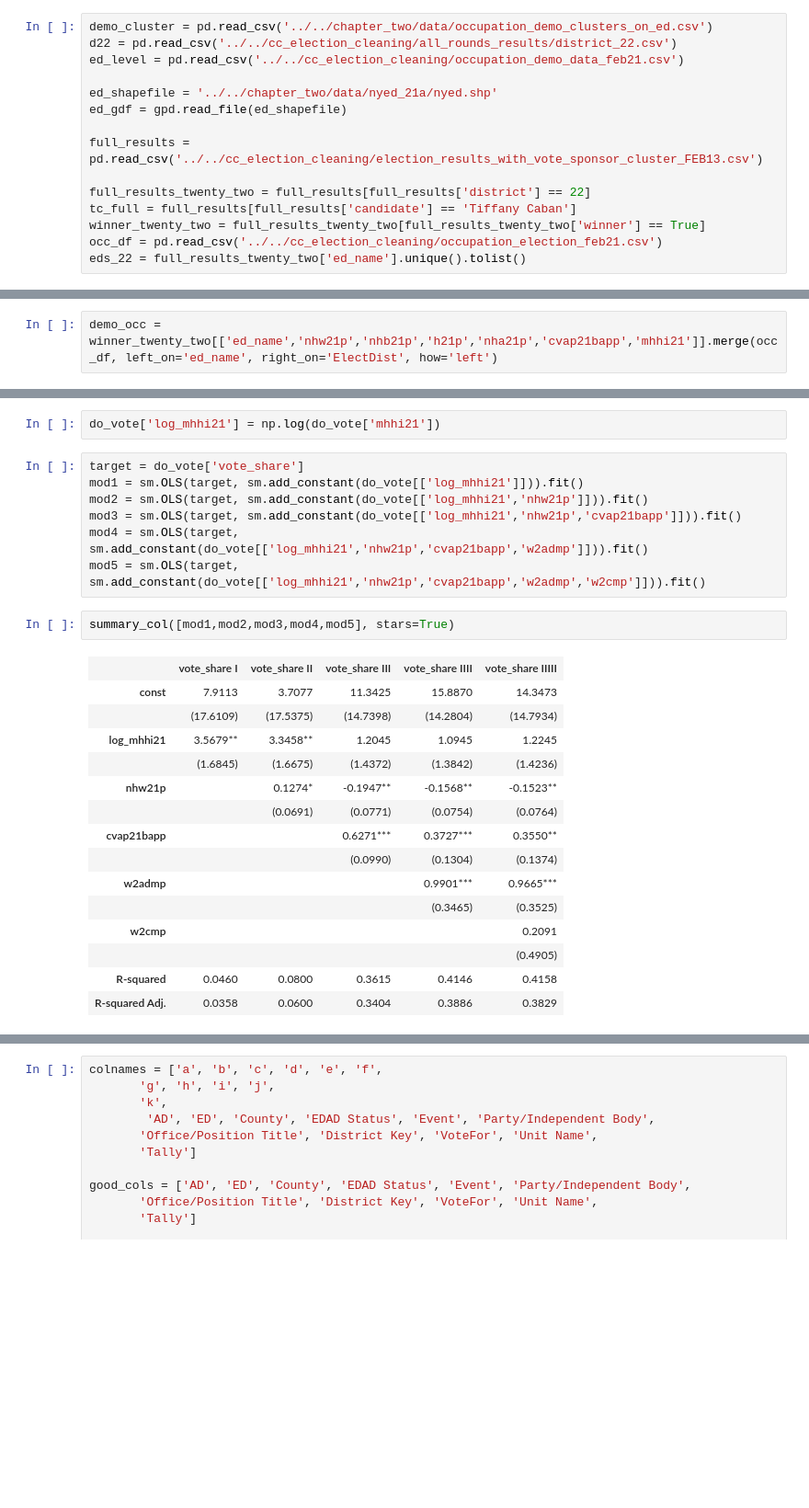
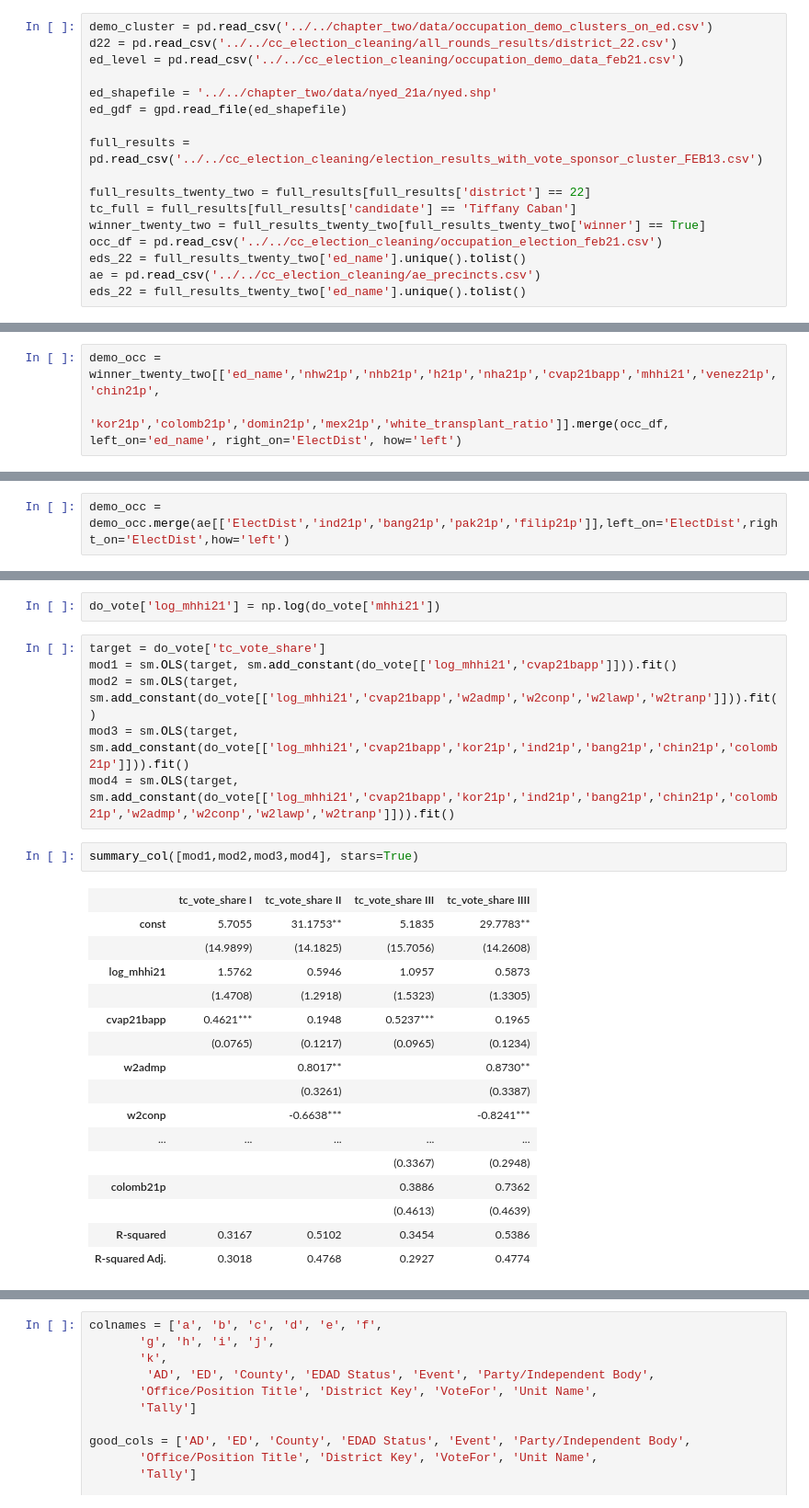
Before and after one commit to SamTGoodson/member_chapters, a Jupyter notebook: notebooks/district22.ipynb, the cells around one changed output, grey strips where cells are left out. Shown at 92% size. Cells and saved outputs as stored; diff of their text form; blank space fills up the shorter version.

```diff
--- a/notebooks/district22.ipynb
+++ b/notebooks/district22.ipynb
@@ -32,6 +40,8 @@ tc_full = full_results[full_results['candidate'] == 'Tiffany Caban']
 winner_twenty_two = full_results_twenty_two[full_results_twenty_two['winner'] == True]
 occ_df = pd.read_csv('../../cc_election_cleaning/occupation_election_feb21.csv')
 eds_22 = full_results_twenty_two['ed_name'].unique().tolist()
+ae = pd.read_csv('../../cc_election_cleaning/ae_precincts.csv')
+eds_22 = full_results_twenty_two['ed_name'].unique().tolist()
 # %%
 eds_22 = full_results_twenty_two['ed_name'].unique().tolist()
 # %%
@@ -118,7 +130,8 @@ wp_cols = [col for col in wp_cols if col not in to_remove]
 demo_cols = ['nhw21p','nhb21p','h21p','nha21p','cvap21bapp','mhhi21']
 cluster_cols = wp_cols + demo_cols
 # %%
-demo_occ = winner_twenty_two[['ed_name','nhw21p','nhb21p','h21p','nha21p','cvap21bapp','mhhi21']].merge(occ_df, left_on='ed_name', right_on='ElectDist', how='left')
+demo_occ = winner_twenty_two[['ed_name','nhw21p','nhb21p','h21p','nha21p','cvap21bapp','mhhi21','venez21p','chin21p',
+                 'kor21p','colomb21p','domin21p','mex21p','white_transplant_ratio']].merge(occ_df, left_on='ed_name', right_on='ElectDist', how='left')
 # %%
 df_cluster = demo_occ[cluster_cols]
 # %%
@@ -143,3 +165,5 @@ demo_occ['cluster'] = kmeans.labels_
+# %%
+demo_occ = demo_occ.merge(ae[['ElectDist','ind21p','bang21p','pak21p','filip21p']],left_on='ElectDist',right_on='ElectDist',how='left')
 # %%
 demo_occ_map = gpd.GeoDataFrame(demo_occ,geometry=demo_occ['geometry'].apply(wkt.loads))
 # %%
@@ -228,30 +342,30 @@ cor_matrix
 # %%
 do_vote['log_mhhi21'] = np.log(do_vote['mhhi21'])
 # %%
-target = do_vote['vote_share']
-mod1 = sm.OLS(target, sm.add_constant(do_vote[['log_mhhi21']])).fit()
-mod2 = sm.OLS(target, sm.add_constant(do_vote[['log_mhhi21','nhw21p']])).fit()
-mod3 = sm.OLS(target, sm.add_constant(do_vote[['log_mhhi21','nhw21p','cvap21bapp']])).fit()
-mod4 = sm.OLS(target, sm.add_constant(do_vote[['log_mhhi21','nhw21p','cvap21bapp','w2admp']])).fit()
-mod5 = sm.OLS(target, sm.add_constant(do_vote[['log_mhhi21','nhw21p','cvap21bapp','w2admp','w2cmp']])).fit()
+target = do_vote['tc_vote_share']
+mod1 = sm.OLS(target, sm.add_constant(do_vote[['log_mhhi21','cvap21bapp']])).fit()
+mod2 = sm.OLS(target, sm.add_constant(do_vote[['log_mhhi21','cvap21bapp','w2admp','w2conp','w2lawp','w2tranp']])).fit()
+mod3 = sm.OLS(target, sm.add_constant(do_vote[['log_mhhi21','cvap21bapp','kor21p','ind21p','bang21p','chin21p','colomb21p']])).fit()
+mod4 = sm.OLS(target, sm.add_constant(do_vote[['log_mhhi21','cvap21bapp','kor21p','ind21p','bang21p','chin21p','colomb21p','w2admp','w2conp','w2lawp','w2tranp']])).fit()
 # %%
-summary_col([mod1,mod2,mod3,mod4,mod5], stars=True)
+summary_col([mod1,mod2,mod3,mod4], stars=True)
 # %% [output]
-|  | vote_share I | vote_share II | vote_share III | vote_share IIII | vote_share IIIII |
-| const | 7.9113 | 3.7077 | 11.3425 | 15.8870 | 14.3473 |
-|  | (17.6109) | (17.5375) | (14.7398) | (14.2804) | (14.7934) |
-| log_mhhi21 | 3.5679** | 3.3458** | 1.2045 | 1.0945 | 1.2245 |
-|  | (1.6845) | (1.6675) | (1.4372) | (1.3842) | (1.4236) |
-| nhw21p |  | 0.1274* | -0.1947** | -0.1568** | -0.1523** |
-|  |  | (0.0691) | (0.0771) | (0.0754) | (0.0764) |
-| cvap21bapp |  |  | 0.6271*** | 0.3727*** | 0.3550** |
-|  |  |  | (0.0990) | (0.1304) | (0.1374) |
-| w2admp |  |  |  | 0.9901*** | 0.9665*** |
-|  |  |  |  | (0.3465) | (0.3525) |
-| w2cmp |  |  |  |  | 0.2091 |
-|  |  |  |  |  | (0.4905) |
-| R-squared | 0.0460 | 0.0800 | 0.3615 | 0.4146 | 0.4158 |
-| R-squared Adj. | 0.0358 | 0.0600 | 0.3404 | 0.3886 | 0.3829 |
+|  | tc_vote_share I | tc_vote_share II | tc_vote_share III | tc_vote_share IIII |
+| const | 5.7055 | 31.1753** | 5.1835 | 29.7783** |
+|  | (14.9899) | (14.1825) | (15.7056) | (14.2608) |
+| log_mhhi21 | 1.5762 | 0.5946 | 1.0957 | 0.5873 |
+|  | (1.4708) | (1.2918) | (1.5323) | (1.3305) |
+| cvap21bapp | 0.4621*** | 0.1948 | 0.5237*** | 0.1965 |
+|  | (0.0765) | (0.1217) | (0.0965) | (0.1234) |
+| w2admp |  | 0.8017** |  | 0.8730** |
+|  |  | (0.3261) |  | (0.3387) |
+| w2conp |  | -0.6638*** |  | -0.8241*** |
+| ... | ... | ... | ... | ... |
+|  |  |  | (0.3367) | (0.2948) |
+| colomb21p |  |  | 0.3886 | 0.7362 |
+|  |  |  | (0.4613) | (0.4639) |
+| R-squared | 0.3167 | 0.5102 | 0.3454 | 0.5386 |
+| R-squared Adj. | 0.3018 | 0.4768 | 0.2927 | 0.4774 |
 Standard errors in parentheses.
 * p<.1, ** p<.05, ***p<.01
 # %%
```
Also changed, not shown: parts of 43 cells of this notebook, 11 other files.
